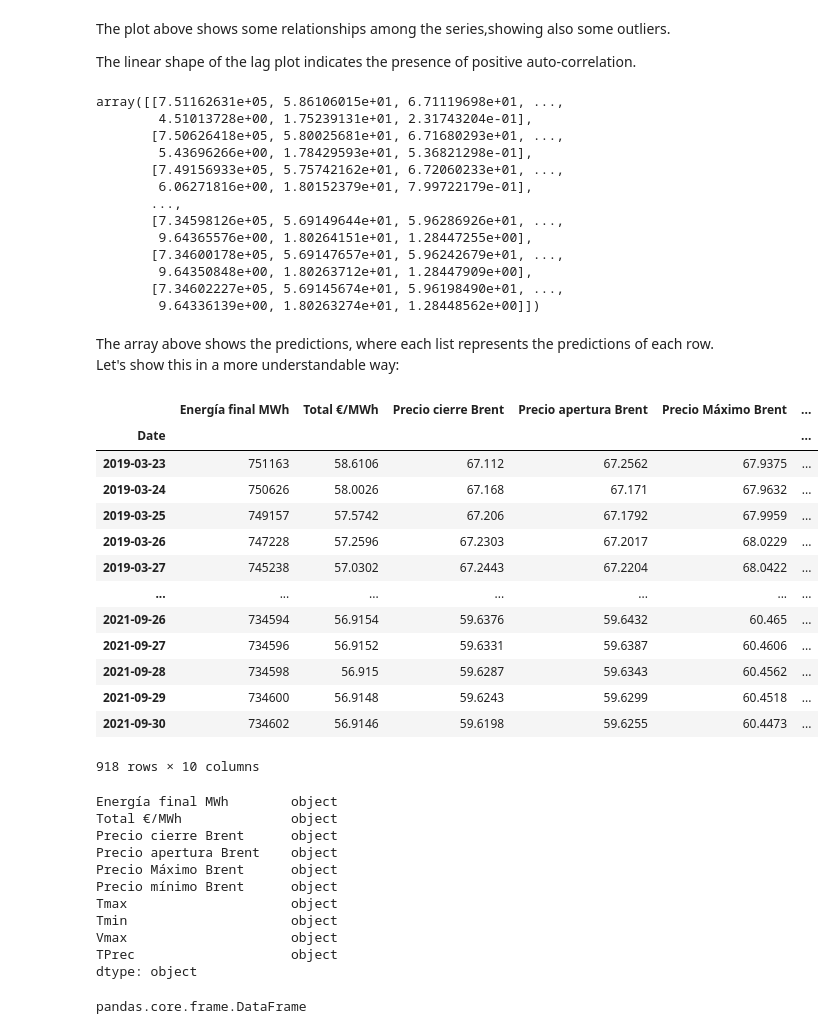
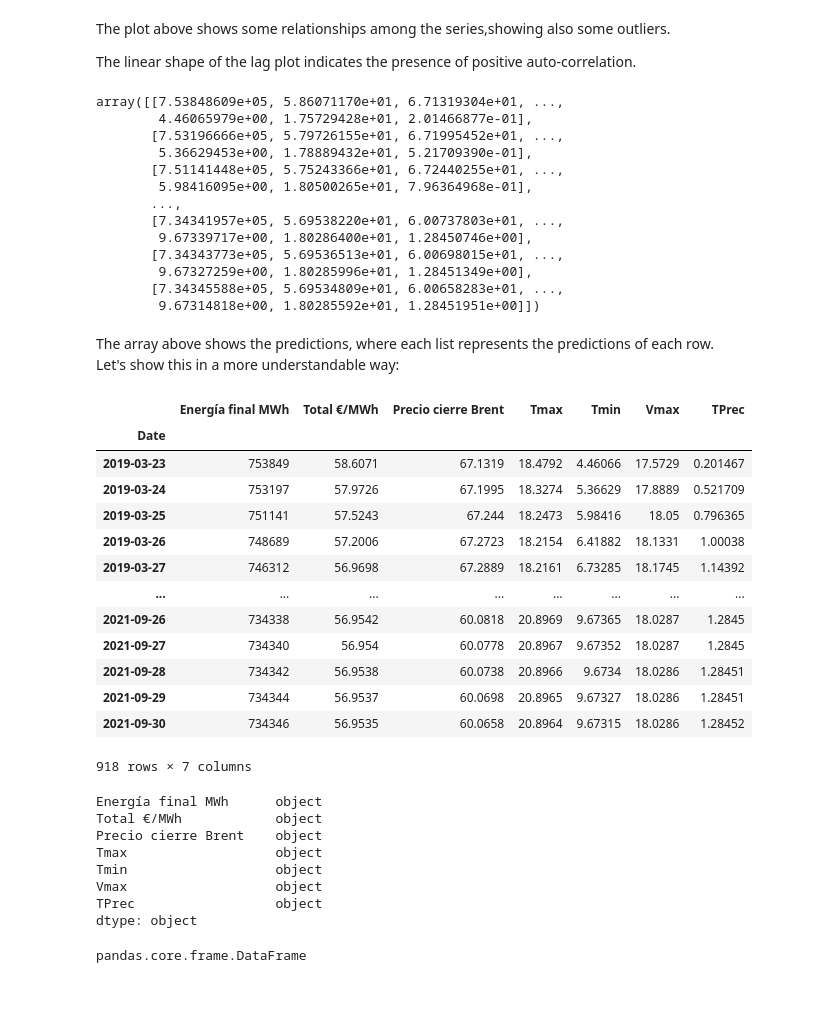
Before and after one commit to PaulaCervilla/Electricity-prices-predictions-in-Spain---Data-Science-TFM, a Jupyter notebook: TFM Precio electricidad - Modelling - 2013-2021.ipynb, the cells around one changed output. Drawn from its saved outputs; the diff is of its cells as text; code cells hidden in the pictures; blank space fills up the shorter version.

```diff
--- a/TFM Precio electricidad - Modelling - 2013-2021.ipynb
+++ b/TFM Precio electricidad - Modelling - 2013-2021.ipynb
@@ -154,7 +154,9 @@ q: The size of the moving average window, also called the order of moving averag
 
 models_dataset = electricity_brent_weather.drop(["Day", "Coste s.interrrumpibilidad", "Mercado diario €/MWh",
                                   "Mercado intradiario €/MWh", "Restricciones €/MWh",
-                                  "Procesos OS €/MWh", "Garantía potencia Pagos capacidad €/MWh"], axis = 1)
+                                  "Procesos OS €/MWh", "Garantía potencia Pagos capacidad €/MWh",
+                                  "Precio apertura Brent", "Precio Máximo Brent",
+                                  "Precio mínimo Brent"], axis = 1)
 # %%
 models_dataset
 # %% [output]
@@ -853,62 +876,59 @@ model_fit_VAR = model_VAR.fit()
 prediction_VAR = model_fit_VAR.forecast(model_fit_VAR.y, steps=len(test))
 prediction_VAR
 # %% [output]
-array([[7.51162631e+05, 5.86106015e+01, 6.71119698e+01, ...,
-        4.51013728e+00, 1.75239131e+01, 2.31743204e-01],
-       [7.50626418e+05, 5.80025681e+01, 6.71680293e+01, ...,
-        5.43696266e+00, 1.78429593e+01, 5.36821298e-01],
-       [7.49156933e+05, 5.75742162e+01, 6.72060233e+01, ...,
-        6.06271816e+00, 1.80152379e+01, 7.99722179e-01],
+array([[7.53848609e+05, 5.86071170e+01, 6.71319304e+01, ...,
+        4.46065979e+00, 1.75729428e+01, 2.01466877e-01],
+       [7.53196666e+05, 5.79726155e+01, 6.71995452e+01, ...,
+        5.36629453e+00, 1.78889432e+01, 5.21709390e-01],
+       [7.51141448e+05, 5.75243366e+01, 6.72440255e+01, ...,
+        5.98416095e+00, 1.80500265e+01, 7.96364968e-01],
        ...,
-       [7.34598126e+05, 5.69149644e+01, 5.96286926e+01, ...,
-        9.64365576e+00, 1.80264151e+01, 1.28447255e+00],
-       [7.34600178e+05, 5.69147657e+01, 5.96242679e+01, ...,
-        9.64350848e+00, 1.80263712e+01, 1.28447909e+00],
-       [7.34602227e+05, 5.69145674e+01, 5.96198490e+01, ...,
-        9.64336139e+00, 1.80263274e+01, 1.28448562e+00]])
+       [7.34341957e+05, 5.69538220e+01, 6.00737803e+01, ...,
+        9.67339717e+00, 1.80286400e+01, 1.28450746e+00],
+       [7.34343773e+05, 5.69536513e+01, 6.00698015e+01, ...,
+        9.67327259e+00, 1.80285996e+01, 1.28451349e+00],
+       [7.34345588e+05, 5.69534809e+01, 6.00658283e+01, ...,
+        9.67314818e+00, 1.80285592e+01, 1.28451951e+00]])
 # %% [markdown]
 The array above shows the predictions, where each list represents the predictions of each row.
 Let's show this in a more understandable way:
 # %%
 #transforming the predictions into a Dataframe
 
 cols = models_dataset.columns
 
 pred = pd.DataFrame(index= test.index,columns=cols)
 
-for j in range(0,10):
+for j in range(0,7):
     for i in range(0, len(prediction_VAR)):
        pred.iloc[i][j] = prediction_VAR[i][j]
 
 pred
 # %% [output]
-|  | Energía final MWh | Total €/MWh | Precio cierre Brent | Precio apertura Brent | Precio Máximo Brent | ... |
-| Date |  |  |  |  |  | ... |
-| 2019-03-23 | 751163 | 58.6106 | 67.112 | 67.2562 | 67.9375 | ... |
-| 2019-03-24 | 750626 | 58.0026 | 67.168 | 67.171 | 67.9632 | ... |
-| 2019-03-25 | 749157 | 57.5742 | 67.206 | 67.1792 | 67.9959 | ... |
-| 2019-03-26 | 747228 | 57.2596 | 67.2303 | 67.2017 | 68.0229 | ... |
-| 2019-03-27 | 745238 | 57.0302 | 67.2443 | 67.2204 | 68.0422 | ... |
-| ... | ... | ... | ... | ... | ... | ... |
-| 2021-09-26 | 734594 | 56.9154 | 59.6376 | 59.6432 | 60.465 | ... |
-| 2021-09-27 | 734596 | 56.9152 | 59.6331 | 59.6387 | 60.4606 | ... |
-| 2021-09-28 | 734598 | 56.915 | 59.6287 | 59.6343 | 60.4562 | ... |
-| 2021-09-29 | 734600 | 56.9148 | 59.6243 | 59.6299 | 60.4518 | ... |
-| 2021-09-30 | 734602 | 56.9146 | 59.6198 | 59.6255 | 60.4473 | ... |
+|  | Energía final MWh | Total €/MWh | Precio cierre Brent | Tmax | Tmin | Vmax | TPrec |
+| Date |  |  |  |  |  |  |  |
+| 2019-03-23 | 753849 | 58.6071 | 67.1319 | 18.4792 | 4.46066 | 17.5729 | 0.201467 |
+| 2019-03-24 | 753197 | 57.9726 | 67.1995 | 18.3274 | 5.36629 | 17.8889 | 0.521709 |
+| 2019-03-25 | 751141 | 57.5243 | 67.244 | 18.2473 | 5.98416 | 18.05 | 0.796365 |
+| 2019-03-26 | 748689 | 57.2006 | 67.2723 | 18.2154 | 6.41882 | 18.1331 | 1.00038 |
+| 2019-03-27 | 746312 | 56.9698 | 67.2889 | 18.2161 | 6.73285 | 18.1745 | 1.14392 |
+| ... | ... | ... | ... | ... | ... | ... | ... |
+| 2021-09-26 | 734338 | 56.9542 | 60.0818 | 20.8969 | 9.67365 | 18.0287 | 1.2845 |
+| 2021-09-27 | 734340 | 56.954 | 60.0778 | 20.8967 | 9.67352 | 18.0287 | 1.2845 |
+| 2021-09-28 | 734342 | 56.9538 | 60.0738 | 20.8966 | 9.6734 | 18.0286 | 1.28451 |
+| 2021-09-29 | 734344 | 56.9537 | 60.0698 | 20.8965 | 9.67327 | 18.0286 | 1.28451 |
+| 2021-09-30 | 734346 | 56.9535 | 60.0658 | 20.8964 | 9.67315 | 18.0286 | 1.28452 |
-918 rows × 10 columns
+918 rows × 7 columns
 # %%
 pred.dtypes
 # %% [output]
-Energía final MWh        object
-Total €/MWh              object
-Precio cierre Brent      object
-Precio apertura Brent    object
-Precio Máximo Brent      object
-Precio mínimo Brent      object
-Tmax                     object
-Tmin                     object
-Vmax                     object
-TPrec                    object
+Energía final MWh      object
+Total €/MWh            object
+Precio cierre Brent    object
+Tmax                   object
+Tmin                   object
+Vmax                   object
+TPrec                  object
 dtype: object
 # %%
 type(pred)
```
Also changed, not shown: parts of 27 cells of this notebook.
